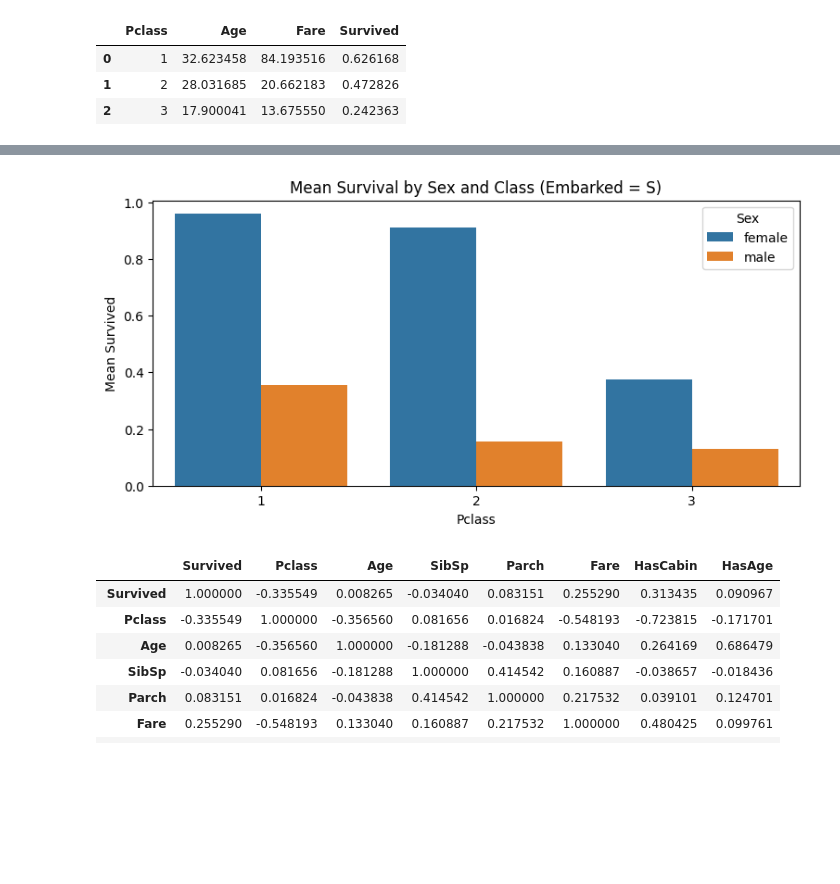
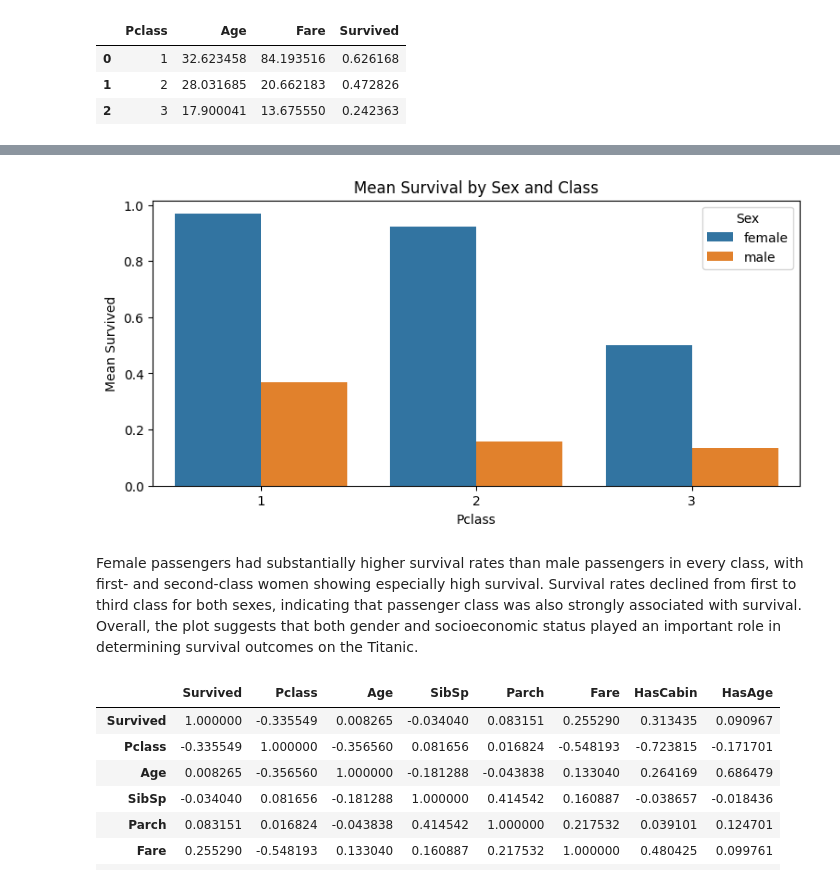
Before and after one commit to sheu/ai-programming-foundations-project, a Jupyter notebook: data_analysis_workflow.ipynb, the cells around one changed output, grey strips where cells are left out. Cells and saved outputs as stored; diff of their text form; code cells hidden in the pictures; blank space fills up the shorter version.

```diff
--- a/data_analysis_workflow.ipynb
+++ b/data_analysis_workflow.ipynb
@@ -451,7 +492,6 @@ plt.show()
 # %%
 sex_pclass_embarked_grouped = grouped_or_filtered_view(
     df,
-    filters={"Embarked": "S"},
     group_by=["Sex", "Pclass"],
     metrics="Survived",
     aggfunc="mean"
@@ -468,12 +508,16 @@ sex_pclass_embarked_grouped
 # %%
 plt.figure(figsize=(9, 4))
 sns.barplot(data=sex_pclass_embarked_grouped, x="Pclass", y="Survived", hue="Sex")
-plt.title("Mean Survival by Sex and Class (Embarked = S)")
+plt.title("Mean Survival by Sex and Class")
 plt.xlabel("Pclass")
 plt.ylabel("Mean Survived")
 plt.show()
 # %% [output]
-[figure, old version]
+[figure, new version]
+# %% [markdown]
+Female passengers had substantially higher survival rates than male passengers in every class, with first- and second-class women showing especially high survival.
+Survival rates declined from first to third class for both sexes, indicating that passenger class was also strongly associated with survival.
+Overall, the plot suggests that both gender and socioeconomic status played an important role in determining survival outcomes on the Titanic.
 # %%
 # 3. Correlation checks
 corr_all = correlation_checks(df)
```
Also changed, not shown: parts of 18 cells of this notebook.
